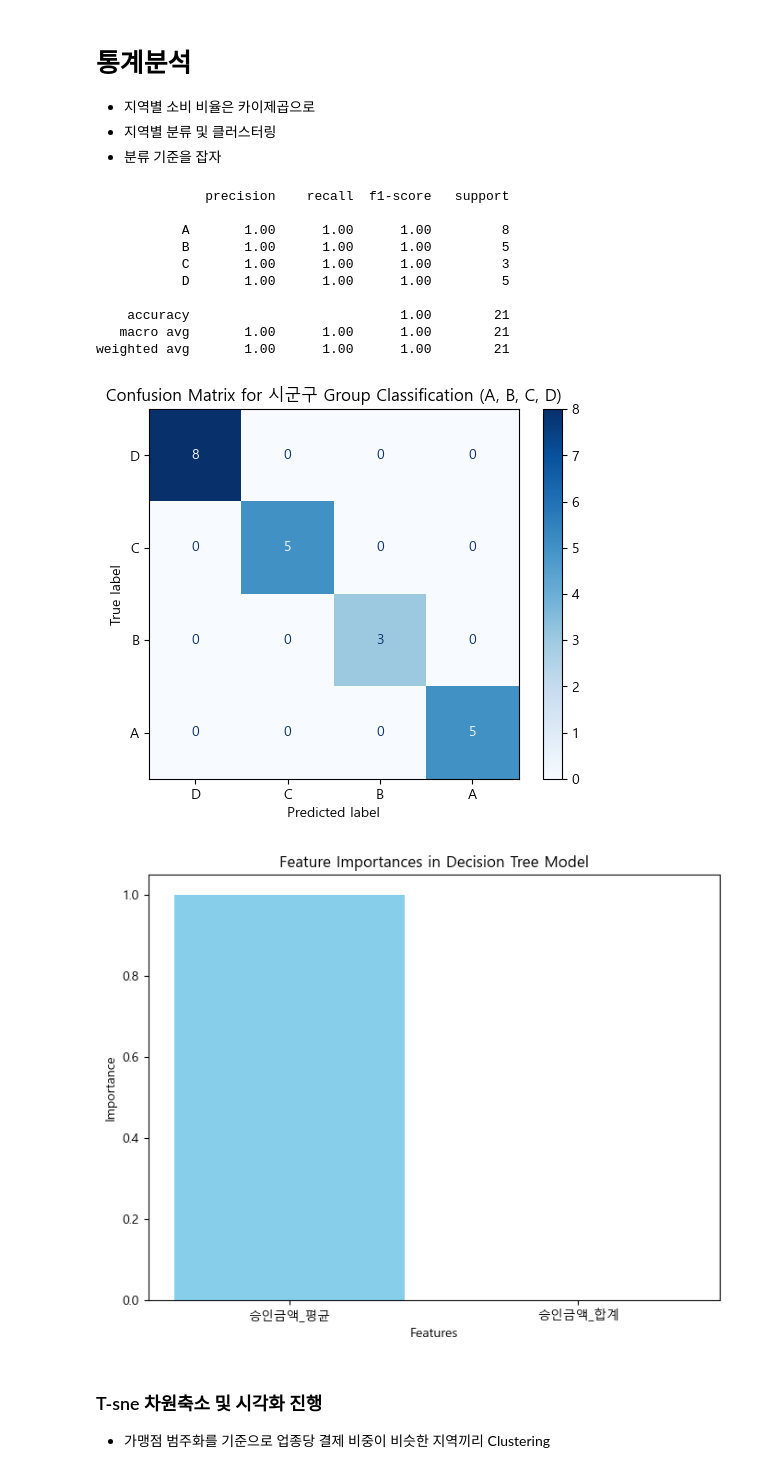
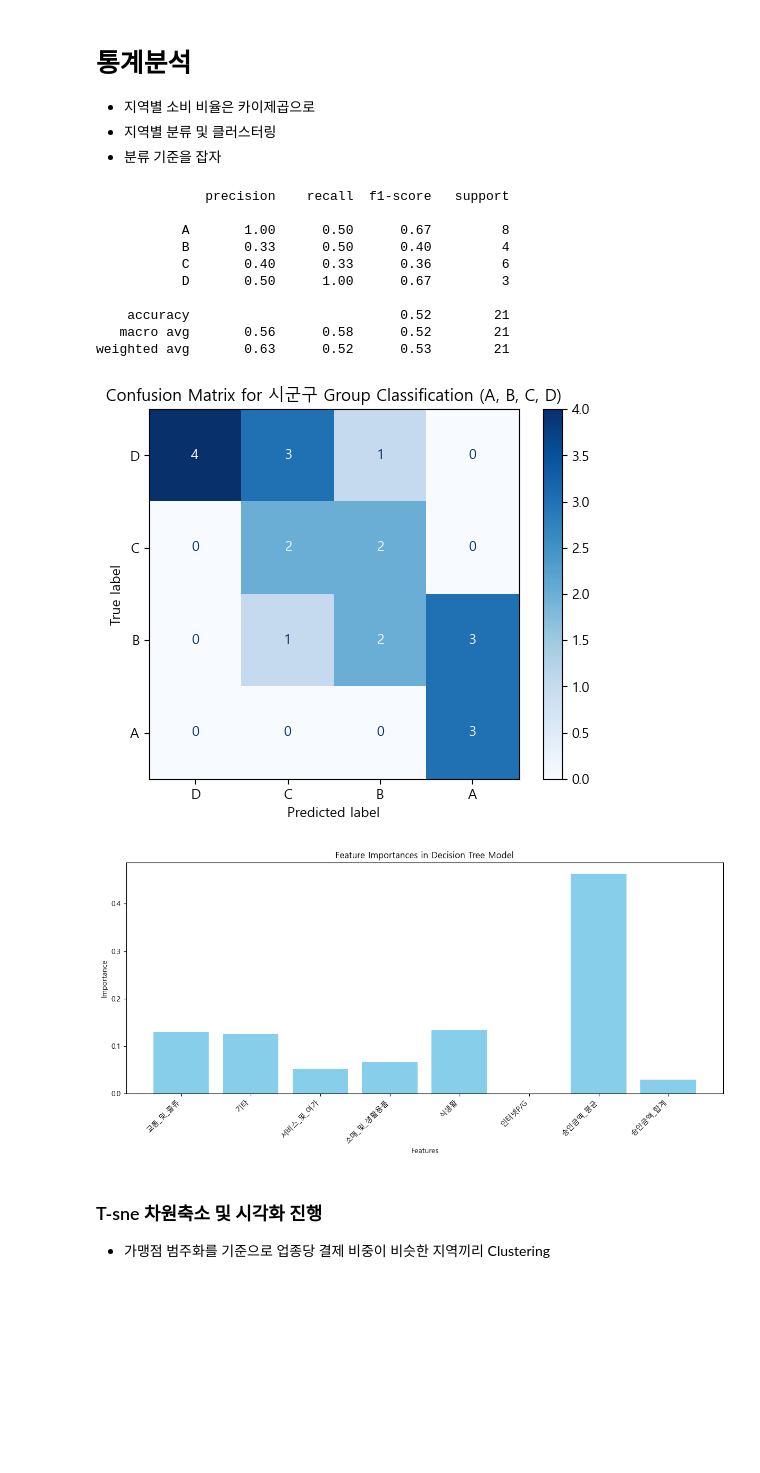
Before and after one commit to shs1018/iM_DiGital_Banker_academy, a Jupyter notebook: projects/iMBank_pj1/data_EDA.ipynb, the cells around one changed output. Saved outputs shown, nothing was run; the diff lists cells and outputs as text; code cells hidden in the pictures; blank space fills up the shorter version.

Commit message:
Clustering & Visualization

```diff
--- a/projects/iMBank_pj1/data_EDA.ipynb
+++ b/projects/iMBank_pj1/data_EDA.ipynb
@@ -86,0 +158,13 @@ def age_compare_(category_col_1, category_col_2, category_name, df1, df2, hue =
+# %%
+# 데이터 전처리 및 병합 - 가맹점 기준 인구 병합
+# total_pop의 컬럼명 변경
+total_pop = total_pop.rename(columns={'시도': '가맹점_광역시도', '시군구': '가맹점_시군구', '인구': '가맹점_인구'})
+
+# 데이터 병합
+merged_data = data_tmp.merge(total_pop,
+                        on=['가맹점_광역시도', '가맹점_시군구', '년도'],
+                        how='left')
+
+# 결과 확인
+print("\n병합 결과:")
+merged_data.head(1)
@@ -86,0 +195,3 @@ def age_compare_(category_col_1, category_col_2, category_name, df1, df2, hue =
+# %%
+merged_data.drop(['Unnamed: 0'], axis=1, inplace=True)
+data = merged_data
@@ -89,7 +337,4 @@ def age_compare_(category_col_1, category_col_2, category_name, df1, df2, hue =
 - 지역 위주의 EDA
-# %%
-data = pd.read_csv('sampled_data/final_data.csv')
-data = data.drop('Unnamed: 0', axis= 1)
 # %%
 data.info()
 # %% [output]
@@ -219,60 +417,79 @@ dtype: int64
 from sklearn.tree import DecisionTreeClassifier
 from sklearn.model_selection import train_test_split
 from sklearn.metrics import classification_report, ConfusionMatrixDisplay
+from sklearn.preprocessing import StandardScaler
 
 def label_data(data):
-    grouped_data = data.groupby('가맹점_시군구').agg({
+    # 시군구별 업종 비율 계산
+    grouped_ratios = data.groupby(['가맹점_시군구', '가맹점업종명_범주화']).size().unstack(fill_value=0)
+    grouped_ratios = grouped_ratios.div(grouped_ratios.sum(axis=1), axis=0)
+
+    # 승인금액 정보 추가
+    amount_stats = data.groupby('가맹점_시군구').agg({
         '승인금액': ['mean', 'sum']
-    }).reset_index()
-    grouped_data.columns = ['가맹점_시군구', '승인금액_평균', '승인금액_합계']
+    })
+    # MultiIndex 컬럼을 단일 레벨로 변경
+    amount_stats.columns = ['승인금액_평균', '승인금액_합계']
 
-    # 가상의 레이블 생성 (임의의 기준을 가정)
-    grouped_data['그룹'] = pd.qcut(grouped_data['승인금액_평균'], q=4, labels=['D', 'C', 'B', 'A'])
-    return grouped_data
+    # 데이터 병합
+    final_data = pd.concat([grouped_ratios, amount_stats], axis=1)
+
+    # 스케일링
+    scaler = StandardScaler()
+    scaled_features = scaler.fit_transform(final_data)
+    final_data_scaled = pd.DataFrame(scaled_features, columns=final_data.columns)
+
+    # 클러스터링을 위한 레이블 생성
+    final_data_scaled['그룹'] = pd.qcut(final_data_scaled.mean(axis=1), q=4, labels=['D', 'C', 'B', 'A'])
+
+    return final_data_scaled
 
 # 데이터에 라벨 추가
 labeled_data = label_data(data)
 
-# 특성(X)과 타겟(y) 분리
-X = labeled_data[['승인금액_평균', '승인금액_합계']]
+# 모든 특성(업종 비율과 승인금액 정보)을 포함하여 X 생성
+# '그룹' 컬럼을 제외한 모든 컬럼을 특성으로 사용
+X = labeled_data.drop('그룹', axis=1)
 y = labeled_data['그룹']
 
 # 학습 및 테스트 데이터 분리
 X_train, X_test, y_train, y_test = train_test_split(X, y, test_size=0.3, random_state=42)
 
 # 의사결정나무 모델 생성 및 학습
 tree_model = DecisionTreeClassifier(random_state=42)
 tree_model.fit(X_train, y_train)
 
 # 예측 및 평가
 y_pred = tree_model.predict(X_test)
 print(classification_report(y_test, y_pred))
 
 # 혼동 행렬 시각화
 ConfusionMatrixDisplay.from_estimator(tree_model, X_test, y_test, display_labels=['D', 'C', 'B', 'A'], cmap='Blues')
 plt.title("Confusion Matrix for 시군구 Group Classification (A, B, C, D)")
 plt.show()
 
 # 특성 중요도 시각화
-plt.figure(figsize=(8, 6))
+plt.figure(figsize=(12, 6))
 plt.bar(X.columns, tree_model.feature_importances_, color='skyblue')
+plt.xticks(rotation=45, ha='right')
 plt.xlabel('Features')
 plt.ylabel('Importance')
 plt.title('Feature Importances in Decision Tree Model')
+plt.tight_layout()
 plt.show()
 # %% [output]
               precision    recall  f1-score   support
 
-           A       1.00      1.00      1.00         8
-           B       1.00      1.00      1.00         5
-           C       1.00      1.00      1.00         3
-           D       1.00      1.00      1.00         5
+           A       1.00      0.50      0.67         8
+           B       0.33      0.50      0.40         4
+           C       0.40      0.33      0.36         6
+           D       0.50      1.00      0.67         3
 
-    accuracy                           1.00        21
-   macro avg       1.00      1.00      1.00        21
-weighted avg       1.00      1.00      1.00        21
+    accuracy                           0.52        21
+   macro avg       0.56      0.58      0.52        21
+weighted avg       0.63      0.52      0.53        21
-[figure, old version]
+[figure, new version]
-[figure, old version]
+[figure, new version]
 # %% [markdown]
 ### T-sne 차원축소 및 시각화 진행
 - 가맹점 범주화를 기준으로 업종당 결제 비중이 비슷한 지역끼리 Clustering
```
Also changed, not shown: parts of 41 cells of this notebook, 4 other files.
